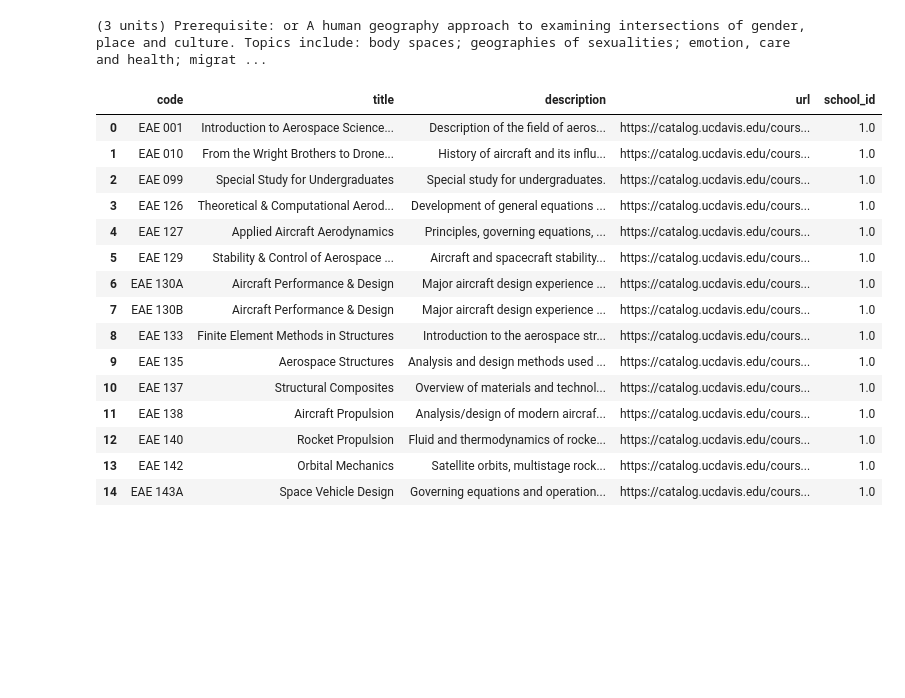
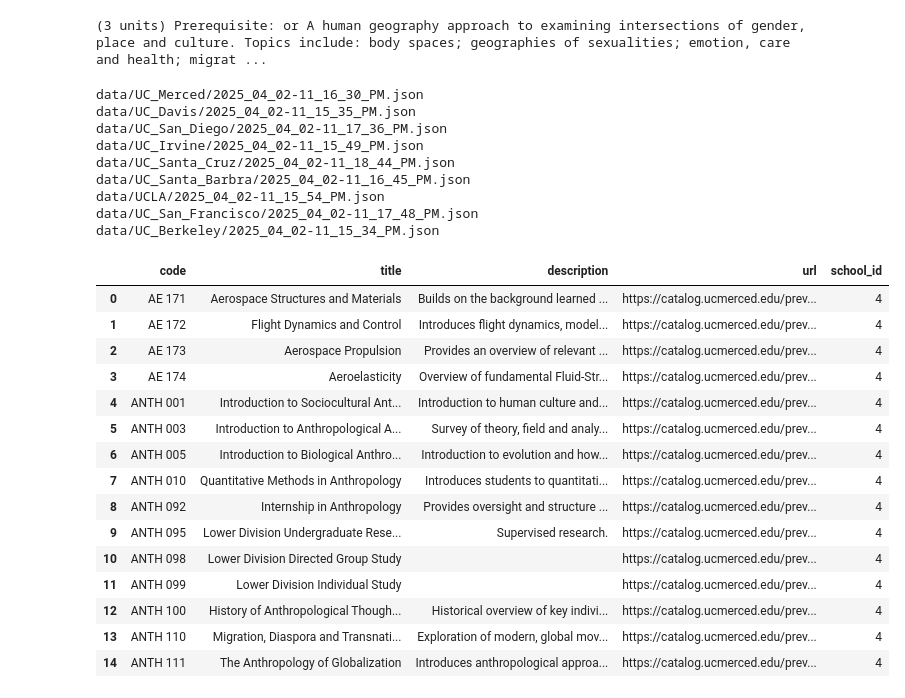
Before and after one commit to CourseDescriptions/scraper, a Jupyter notebook: testing.ipynb, the cells around one changed output. Cells and saved outputs as stored; diff of their text form; code cells hidden in the pictures; blank space fills up the shorter version.

Commit message:
change to save data into subdirs of data dir for each school

```diff
--- a/testing.ipynb
+++ b/testing.ipynb
@@ -41,38 +41,65 @@ print(extract(soup))
 # %%
 import json
 import glob
 import os
 import pandas as pd
 
 # Define the directory containing the JSON files
 directory = "data/"
 
+# Dictionary to track the most recent file for each school
+latest_files = {}
+
+# Process each JSON file
+for root, _, files in os.walk(directory):
+    for file in files:
+        if file.endswith(".json"):
+            filepath = os.path.join(root, file)
+            school_name = os.path.basename(root)  # Extract school name from folder
+            timestamp = file.replace(".json", "")  # Extract timestamp from filename
+
+            # Update the latest file for each school
+            if school_name not in latest_files or timestamp > latest_files[school_name]["timestamp"]:
+                latest_files[school_name] = {"timestamp": timestamp, "filepath": filepath}
+
 allCourses = []
-# Loop through all JSON files in the directory
-for filepath in glob.glob(os.path.join(directory, "*.json")):
+
+# Process only the most recent files
+for entry in latest_files.values():
+    filepath = entry["filepath"]
+    print(filepath)
     with open(filepath, "r", encoding="utf-8") as file:
         try:
             data = json.load(file)  # Load JSON data
             allCourses.extend(data)
         except json.JSONDecodeError as e:
             print(f"Error reading {filepath}: {e}")
 
 df = pd.DataFrame(allCourses)
 df.head(15)
 # %% [output]
+data/UC_Merced/2025_04_02-11_16_30_PM.json
+data/UC_Davis/2025_04_02-11_15_35_PM.json
+data/UC_San_Diego/2025_04_02-11_17_36_PM.json
+data/UC_Irvine/2025_04_02-11_15_49_PM.json
+data/UC_Santa_Cruz/2025_04_02-11_18_44_PM.json
+data/UC_Santa_Barbra/2025_04_02-11_16_45_PM.json
+data/UCLA/2025_04_02-11_15_54_PM.json
+data/UC_San_Francisco/2025_04_02-11_17_48_PM.json
+data/UC_Berkeley/2025_04_02-11_15_34_PM.json
 |  | code | title | description | url | school_id |
-| 0 | EAE 001 | Introduction to Aerospace Science... | Description of the field of aeros... | https://catalog.ucdavis.edu/cours... | 1.0 |
-| 1 | EAE 010 | From the Wright Brothers to Drone... | History of aircraft and its influ... | https://catalog.ucdavis.edu/cours... | 1.0 |
-| 2 | EAE 099 | Special Study for Undergraduates | Special study for undergraduates. | https://catalog.ucdavis.edu/cours... | 1.0 |
-| 3 | EAE 126 | Theoretical & Computational Aerod... | Development of general equations ... | https://catalog.ucdavis.edu/cours... | 1.0 |
-| 4 | EAE 127 | Applied Aircraft Aerodynamics | Principles, governing equations, ... | https://catalog.ucdavis.edu/cours... | 1.0 |
-| 5 | EAE 129 | Stability & Control of Aerospace ... | Aircraft and spacecraft stability... | https://catalog.ucdavis.edu/cours... | 1.0 |
-| 6 | EAE 130A | Aircraft Performance & Design | Major aircraft design experience ... | https://catalog.ucdavis.edu/cours... | 1.0 |
-| 7 | EAE 130B | Aircraft Performance & Design | Major aircraft design experience ... | https://catalog.ucdavis.edu/cours... | 1.0 |
-| 8 | EAE 133 | Finite Element Methods in Structures | Introduction to the aerospace str... | https://catalog.ucdavis.edu/cours... | 1.0 |
-| 9 | EAE 135 | Aerospace Structures | Analysis and design methods used ... | https://catalog.ucdavis.edu/cours... | 1.0 |
-| 10 | EAE 137 | Structural Composites | Overview of materials and technol... | https://catalog.ucdavis.edu/cours... | 1.0 |
-| 11 | EAE 138 | Aircraft Propulsion | Analysis/design of modern aircraf... | https://catalog.ucdavis.edu/cours... | 1.0 |
-| 12 | EAE 140 | Rocket Propulsion | Fluid and thermodynamics of rocke... | https://catalog.ucdavis.edu/cours... | 1.0 |
-| 13 | EAE 142 | Orbital Mechanics | Satellite orbits, multistage rock... | https://catalog.ucdavis.edu/cours... | 1.0 |
-| 14 | EAE 143A | Space Vehicle Design | Governing equations and operation... | https://catalog.ucdavis.edu/cours... | 1.0 |
+| 0 | AE 171 | Aerospace Structures and Materials | Builds on the background learned ... | https://catalog.ucmerced.edu/prev... | 4 |
+| 1 | AE 172 | Flight Dynamics and Control | Introduces flight dynamics, model... | https://catalog.ucmerced.edu/prev... | 4 |
+| 2 | AE 173 | Aerospace Propulsion | Provides an overview of relevant ... | https://catalog.ucmerced.edu/prev... | 4 |
+| 3 | AE 174 | Aeroelasticity | Overview of fundamental Fluid-Str... | https://catalog.ucmerced.edu/prev... | 4 |
+| 4 | ANTH 001 | Introduction to Sociocultural Ant... | Introduction to human culture and... | https://catalog.ucmerced.edu/prev... | 4 |
+| 5 | ANTH 003 | Introduction to Anthropological A... | Survey of theory, field and analy... | https://catalog.ucmerced.edu/prev... | 4 |
+| 6 | ANTH 005 | Introduction to Biological Anthro... | Introduction to evolution and how... | https://catalog.ucmerced.edu/prev... | 4 |
+| 7 | ANTH 010 | Quantitative Methods in Anthropology | Introduces students to quantitati... | https://catalog.ucmerced.edu/prev... | 4 |
+| 8 | ANTH 092 | Internship in Anthropology | Provides oversight and structure ... | https://catalog.ucmerced.edu/prev... | 4 |
+| 9 | ANTH 095 | Lower Division Undergraduate Rese... | Supervised research. | https://catalog.ucmerced.edu/prev... | 4 |
+| 10 | ANTH 098 | Lower Division Directed Group Study |  | https://catalog.ucmerced.edu/prev... | 4 |
+| 11 | ANTH 099 | Lower Division Individual Study |  | https://catalog.ucmerced.edu/prev... | 4 |
+| 12 | ANTH 100 | History of Anthropological Though... | Historical overview of key indivi... | https://catalog.ucmerced.edu/prev... | 4 |
+| 13 | ANTH 110 | Migration, Diaspora and Transnati... | Exploration of modern, global mov... | https://catalog.ucmerced.edu/prev... | 4 |
+| 14 | ANTH 111 | The Anthropology of Globalization | Introduces anthropological approa... | https://catalog.ucmerced.edu/prev... | 4 |
```
Also changed, not shown: 1 other file.
